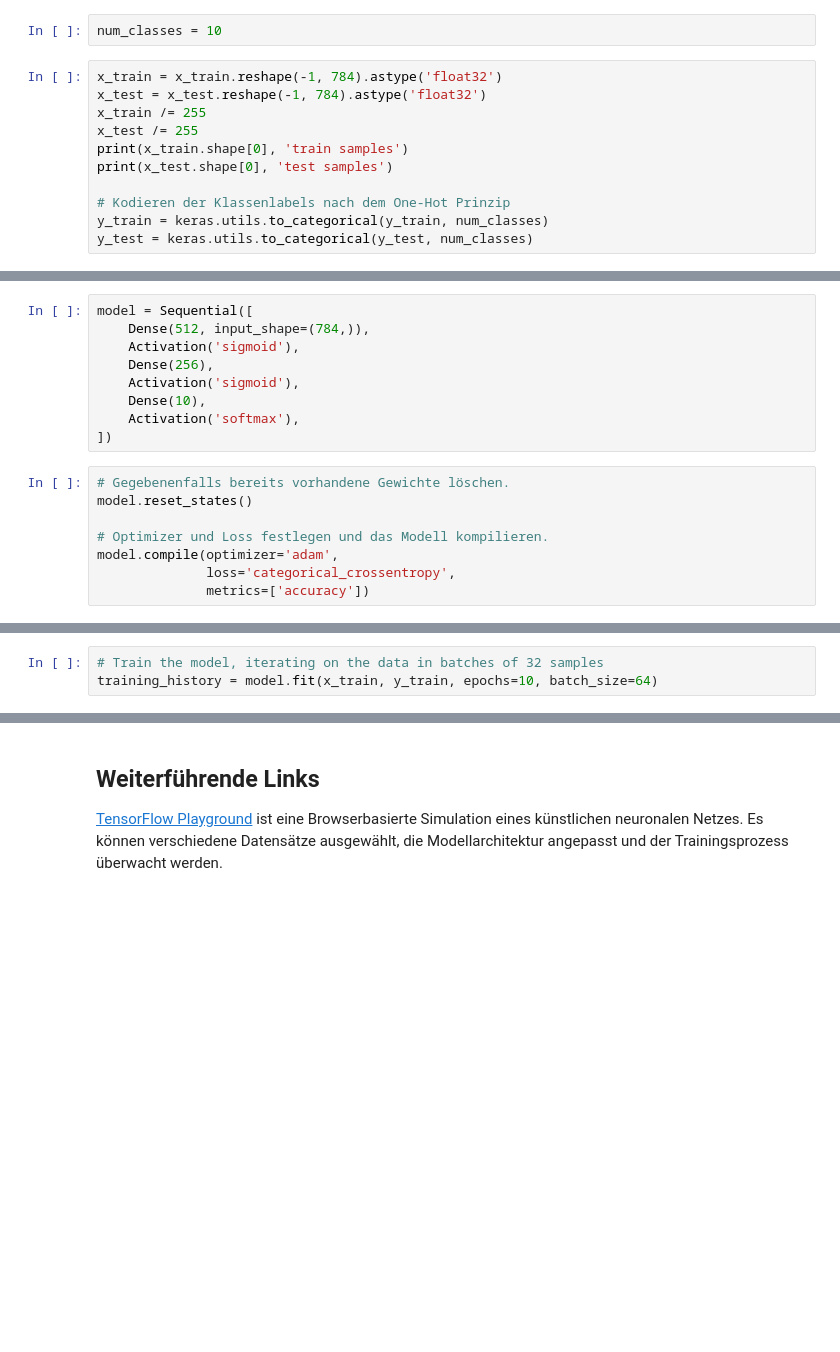
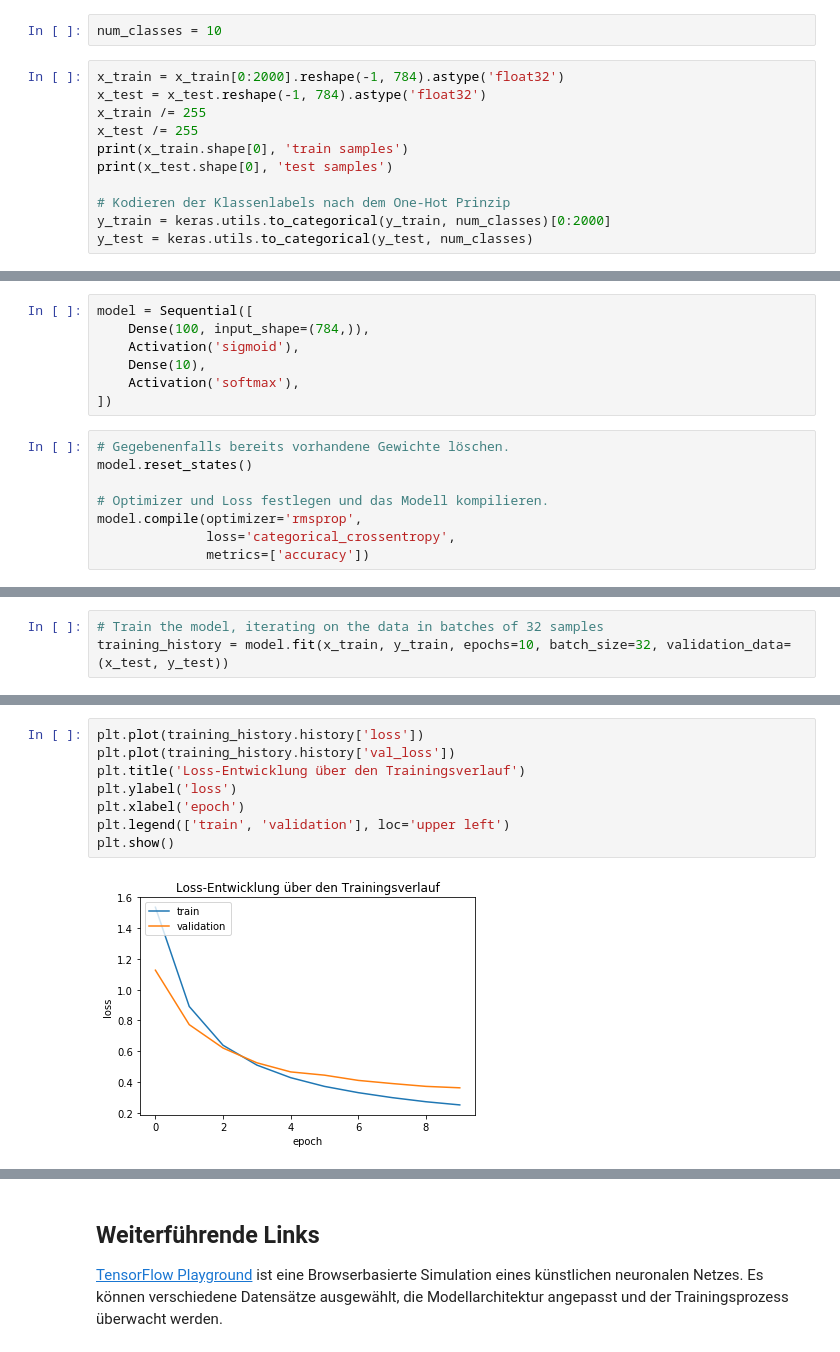
Before and after one commit to CellmatiQ/ki-workshop, a Jupyter notebook: 02-neural-networks/01-fc-mnist.ipynb, the cells around one changed output, grey strips where cells are left out. Cells and saved outputs as stored; diff of their text form; blank space fills up the shorter version.

```diff
--- a/02-neural-networks/01-fc-mnist.ipynb
+++ b/02-neural-networks/01-fc-mnist.ipynb
@@ -25,7 +29,7 @@ helper.plot_images(x_train[0:9], y_train[0:9])
 # %%
 num_classes = 10
 # %%
-x_train = x_train.reshape(-1, 784).astype('float32')
+x_train = x_train[0:2000].reshape(-1, 784).astype('float32')
 x_test = x_test.reshape(-1, 784).astype('float32')
 x_train /= 255
 x_test /= 255
@@ -33,5 +37,5 @@ print(x_train.shape[0], 'train samples')
 print(x_test.shape[0], 'test samples')
 
 # Kodieren der Klassenlabels nach dem One-Hot Prinzip
-y_train = keras.utils.to_categorical(y_train, num_classes)
+y_train = keras.utils.to_categorical(y_train, num_classes)[0:2000]
 y_test = keras.utils.to_categorical(y_test, num_classes)
@@ -42,9 +49,7 @@ y_test = keras.utils.to_categorical(y_test, num_classes)
 ![Netzarchtektur für MNIST-Klassifizierung](https://3.bp.blogspot.com/-mDyzBzA4btg/V4_Z0f2mc7I/AAAAAAAAE3M/dtU8hT661fQWtnRC_JvIH_4qifQomZ4PACLcB/s1600/MNIST_neuralnet_image.png)
 # %%
 model = Sequential([
-    Dense(512, input_shape=(784,)),
-    Activation('sigmoid'),
-    Dense(256),
+    Dense(100, input_shape=(784,)),
     Activation('sigmoid'),
     Dense(10),
     Activation('softmax'),
@@ -54,6 +59,6 @@ model = Sequential([
 model.reset_states()
 
 # Optimizer und Loss festlegen und das Modell kompilieren.
-model.compile(optimizer='adam',
+model.compile(optimizer='rmsprop',
               loss='categorical_crossentropy',
               metrics=['accuracy'])
@@ -60,3 +67,3 @@ model.compile(optimizer='adam',
 # %%
 # Train the model, iterating on the data in batches of 32 samples
-training_history = model.fit(x_train, y_train, epochs=10, batch_size=64)
+training_history = model.fit(x_train, y_train, epochs=10, batch_size=32, validation_data=(x_test, y_test))
@@ -63,2 +91,12 @@ training_history = model.fit(x_train, y_train, epochs=10, batch_size=64)
+# %%
+plt.plot(training_history.history['loss'])
+plt.plot(training_history.history['val_loss'])
+plt.title('Loss-Entwicklung über den Trainingsverlauf')
+plt.ylabel('loss')
+plt.xlabel('epoch')
+plt.legend(['train', 'validation'], loc='upper left')
+plt.show()
+# %% [output]
+[figure, added]
 # %%
 model.evaluate(x_test, y_test)
```
Also changed, not shown: parts of 11 cells of this notebook, 4 other files.
